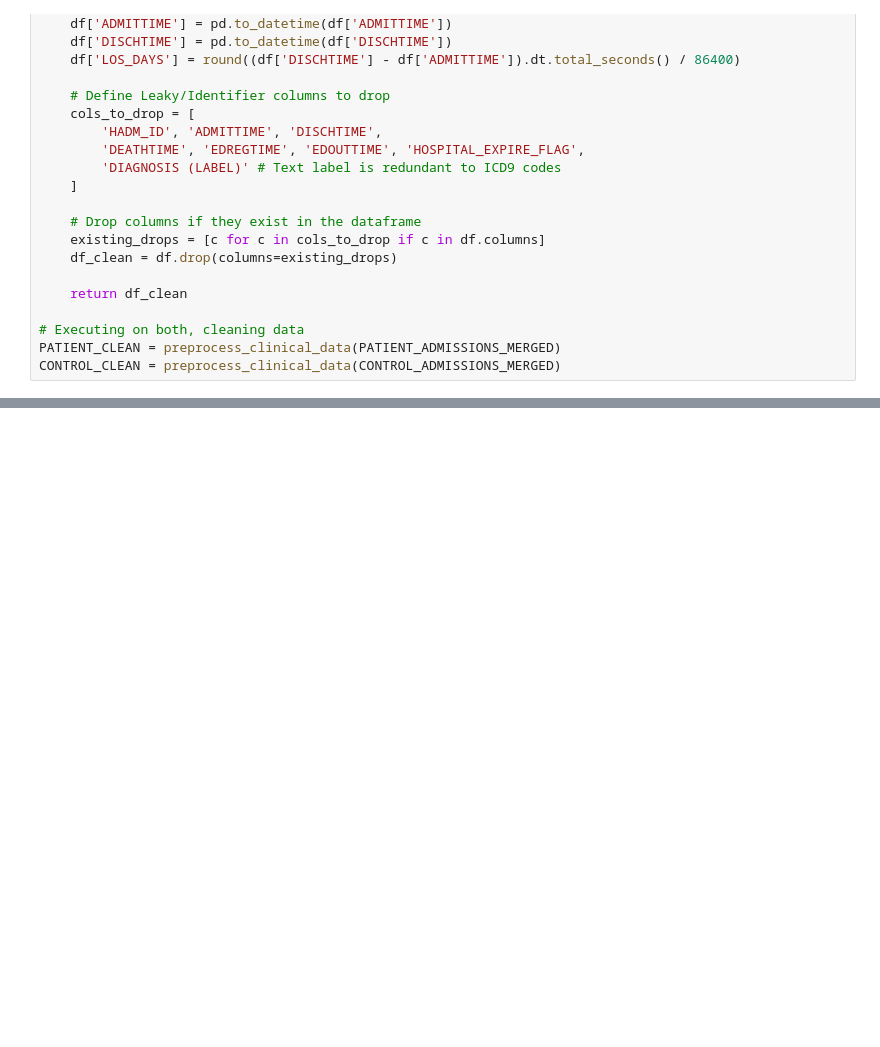
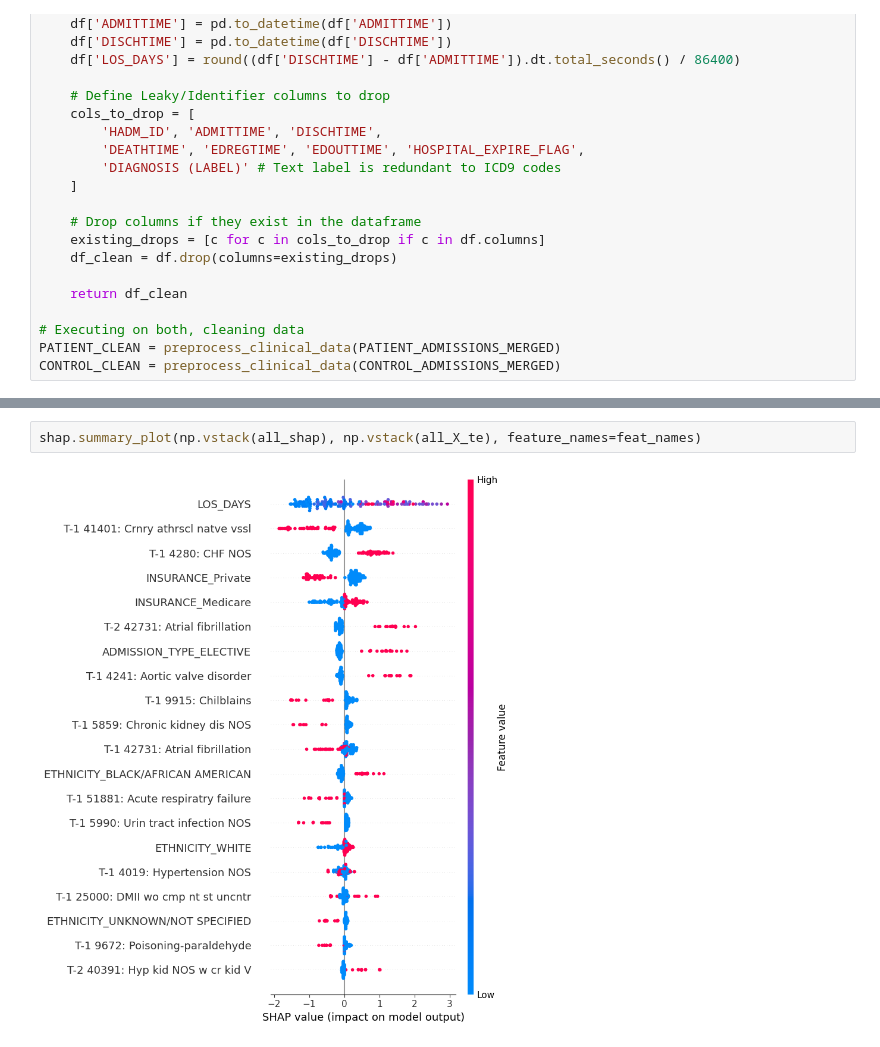
Before and after one commit to SoppingBook/Precision-Medicine-BIOE5860, a Jupyter notebook: Model_Build_Daniel.ipynb, the cells around one changed output, grey strips where cells are left out. Saved outputs shown, nothing was run; the diff lists cells and outputs as text; blank space fills up the shorter version.

```diff
--- a/Model_Build_Daniel.ipynb
+++ b/Model_Build_Daniel.ipynb
@@ -413,0 +487,4 @@ dtype: float64
+# %%
+shap.summary_plot(np.vstack(all_shap), np.vstack(all_X_te), feature_names=feat_names)
+# %% [output]
+[figure, added]
```
Also changed, not shown: parts of 7 cells of this notebook, 2 other files.
